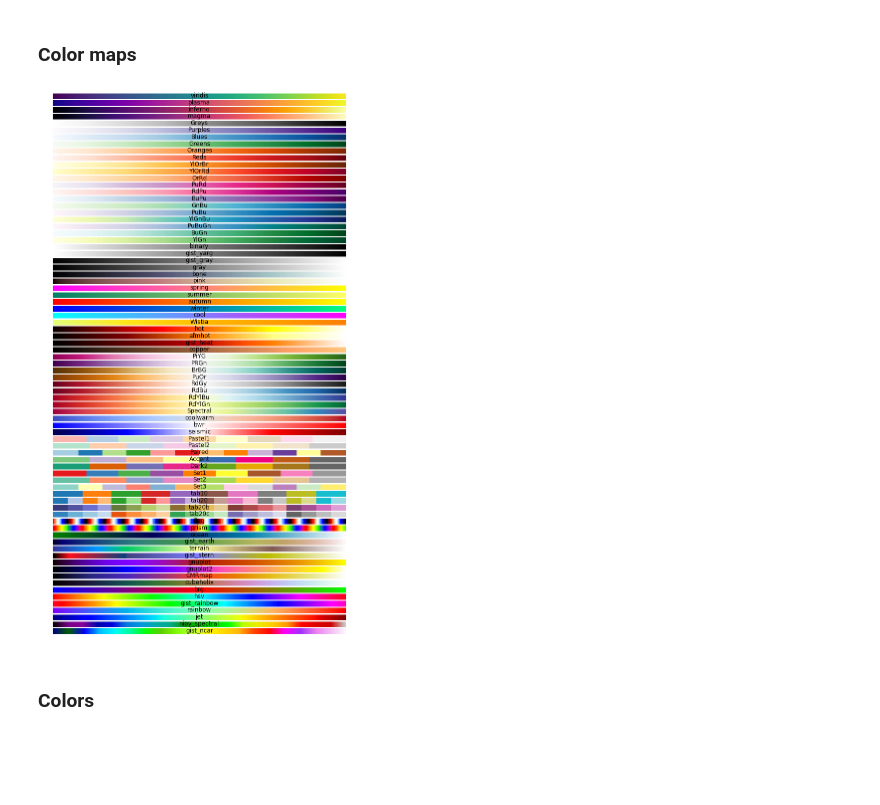
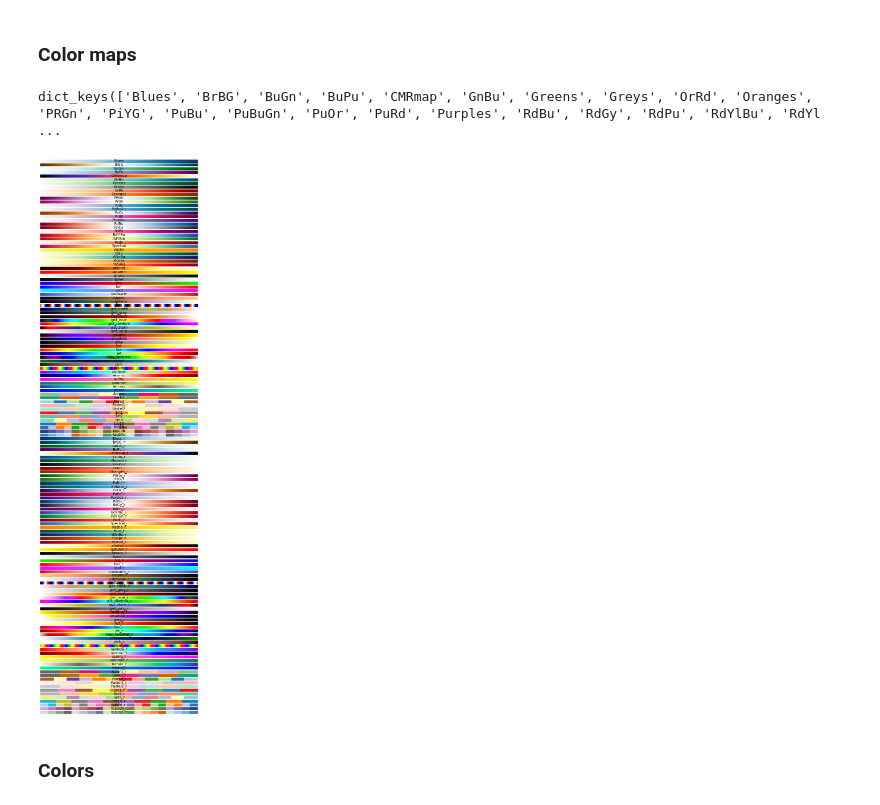
Before and after one commit to HKervadec/pyplot_zoo, a Jupyter notebook: index.ipynb, the cells around one changed output. Cells and saved outputs as stored; diff of their text form; code cells hidden in the pictures; blank space fills up the shorter version.

```diff
--- a/index.ipynb
+++ b/index.ipynb
@@ -48,22 +48,29 @@ cmaps = [('Perceptually Uniform Sequential', [
             'flag', 'prism', 'ocean', 'gist_earth', 'terrain', 'gist_stern',
             'gnuplot', 'gnuplot2', 'CMRmap', 'cubehelix', 'brg', 'hsv',
             'gist_rainbow', 'rainbow', 'jet', 'nipy_spectral', 'gist_ncar'])]
-rmaps = [c for e in cmaps for c in e[1] ]
+
+# rmaps = [c for e in cmaps for c in e[1] ]
+
+from matplotlib import cm
+rmaps = cm.datad.keys()
+print(rmaps)
+# %% [output]
+dict_keys(['Blues', 'BrBG', 'BuGn', 'BuPu', 'CMRmap', 'GnBu', 'Greens', 'Greys', 'OrRd', 'Oranges', 'PRGn', 'PiYG', 'PuBu', 'PuBuGn', 'PuOr', 'PuRd', 'Purples', 'RdBu', 'RdGy', 'RdPu', 'RdYlBu', 'RdYl ...
 # %%
 gradient = np.linspace(0, 1, 256)
 gradient = np.tile(gradient, 5).reshape(5, 256)
 # %%
-_, axes = plt.subplots(nrows=len(rmaps), ncols=1, figsize = (30,20))
+_, axes = plt.subplots(nrows=len(rmaps), ncols=1, figsize = (80,35))
 
 for axe,cmap in zip(axes, rmaps):
     try:
         axe.set_title(cmap, y=-.25)
         axe.set_axis_off()
         axe.imshow(gradient, cmap=cmap)
     except ValueError:
         pass
 # %% [output]
-[figure, old version]
+[figure, new version]
 # %% [markdown]
 ### Colors
 # %% [markdown]
```
Also changed, not shown: parts of 3 cells of this notebook, 1 other file.
